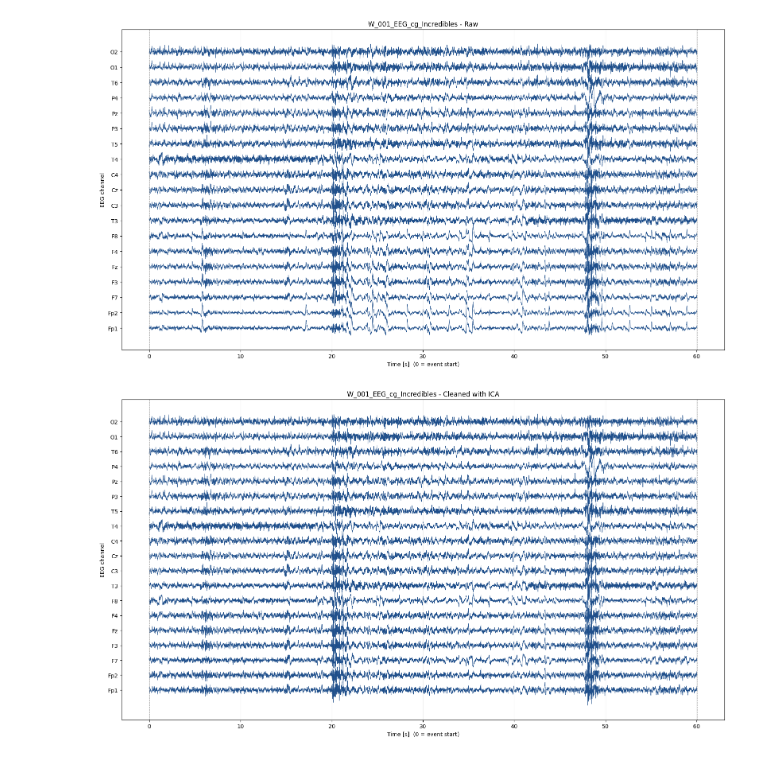
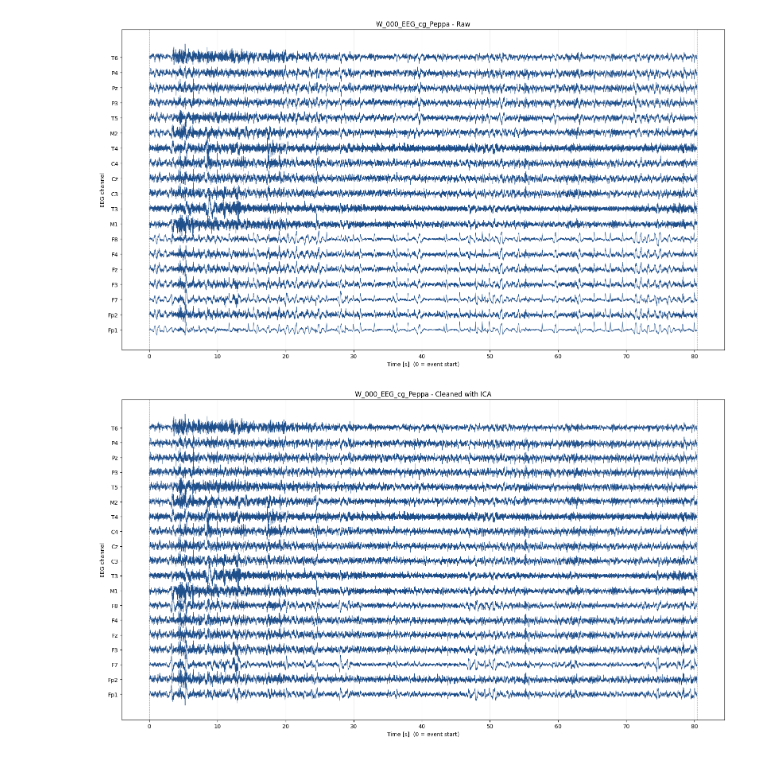
Before and after one commit to SYNCC-IN/hyperscanning-signal-analysis, a Jupyter notebook: scripts/ICA_preprocessing.ipynb, the cells around one changed output. Cells and saved outputs as stored; diff of their text form; code cells hidden in the pictures.

```diff
--- a/scripts/ICA_preprocessing.ipynb
+++ b/scripts/ICA_preprocessing.ipynb
@@ -33,6 +18,6 @@ from src.ica_preprocessing import ICAPreprocessor
 # %%
 export_folder = Path(r"C:\Users\matit\Studia\Magisterka\SYNCCIN\hyperscanning-signal-analysis\DATA_film_raw")
 cleaned_signals_folder = Path(r"C:\Users\matit\Studia\Magisterka\SYNCCIN\hyperscanning-signal-analysis\DATA_film_cleaned\EEG")
-figures_folder = Path("../../EEG_DTF_figures")
-ICAP = ICAPreprocessor(export_folder, figures_folder)
+target_events = ['Brave', 'Peppa', 'Incredibles']
+ICAP = ICAPreprocessor(export_folder, target_events)
 # %%
@@ -75,7 +133,7 @@ Zidentyfikowano komponenty mrugnięć do usunięcia: []
 # %%
-# Podgląd sygnałów po ICA
-ICAP.plot_signals('W_001_EEG_cg_Incredibles')
+# ICA Preprocessing Results visualization
+ICAP.plot_signals('W_000_EEG_cg_Peppa')
 # %% [output]
-[figure, old version]
+[figure, new version]
-[figure, old version]
+[figure, new version]
 # %%
```
Also changed, not shown: parts of 5 cells of this notebook, 1 other file.
